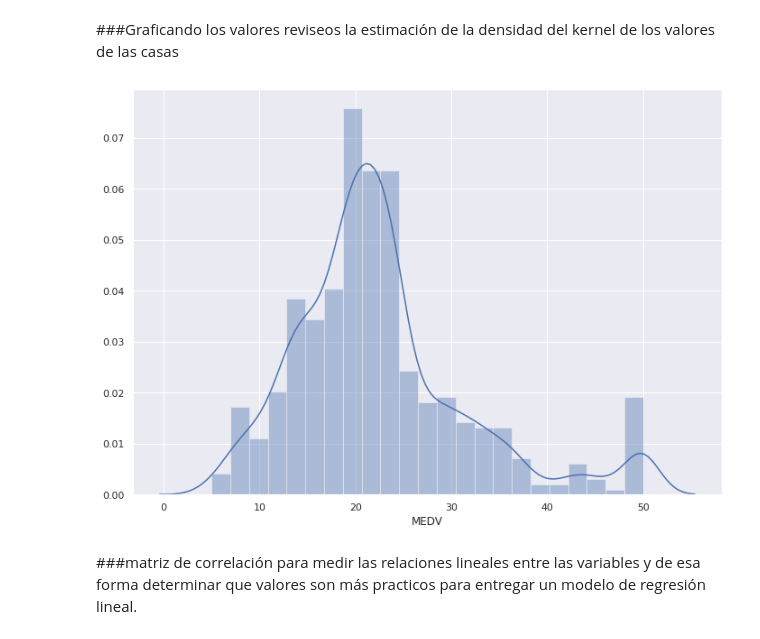
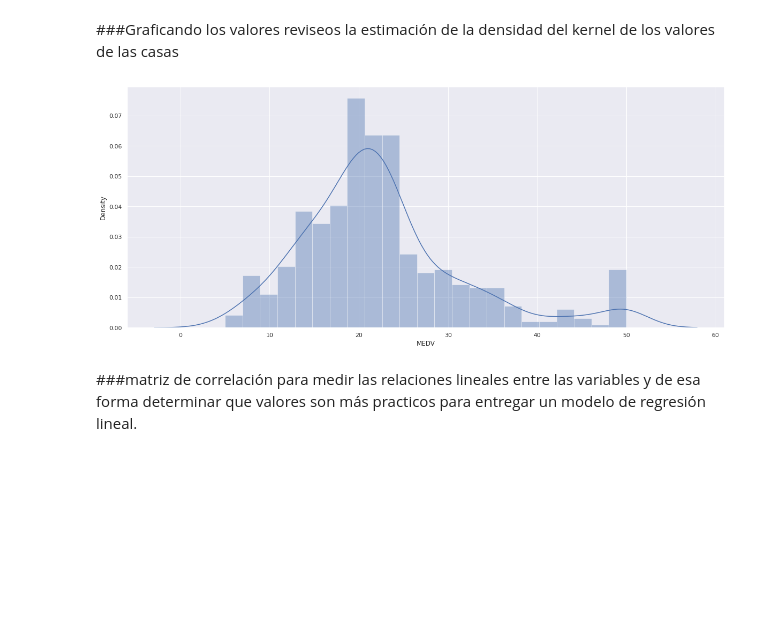
Before and after one commit to JuanDiegoCastellanos/deep_learning, a Jupyter notebook: P1_sklearn_regresion_lineal(load_boston).ipynb, the cells around one changed output. Cells and saved outputs as stored; diff of their text form; code cells hidden in the pictures; blank space fills up the shorter version.

```diff
--- a/P1_sklearn_regresion_lineal(load_boston).ipynb
+++ b/P1_sklearn_regresion_lineal(load_boston).ipynb
@@ -121,11 +121,11 @@ dtype: int64
 ###Graficando los valores
 reviseos la estimación de la densidad del kernel de los valores de las casas
 # %%
-sns.set(rc={'figure.figsize':(11.7,8.27)})  #tamaño del grafico
+sns.set(rc={'figure.figsize':(20,8.27)})  #tamaño del grafico
 sns.distplot(boston['MEDV'])                #agregamos los datos
 plt.show()                                  #visualizamos el grafico
 # %% [output]
-[figure, old version]
+[figure, new version]
 # %% [markdown]
 ###matriz de correlación
 para medir las relaciones lineales entre las variables y de esa forma determinar que valores son más practicos para entregar un modelo de regresión lineal.
```
Also changed, not shown: parts of 16 cells of this notebook.
